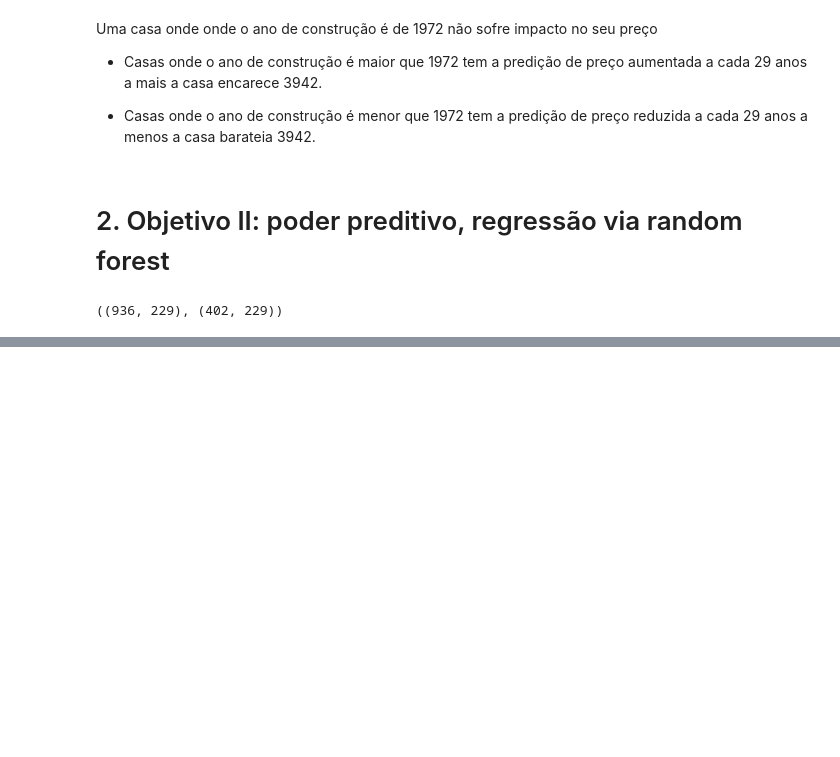
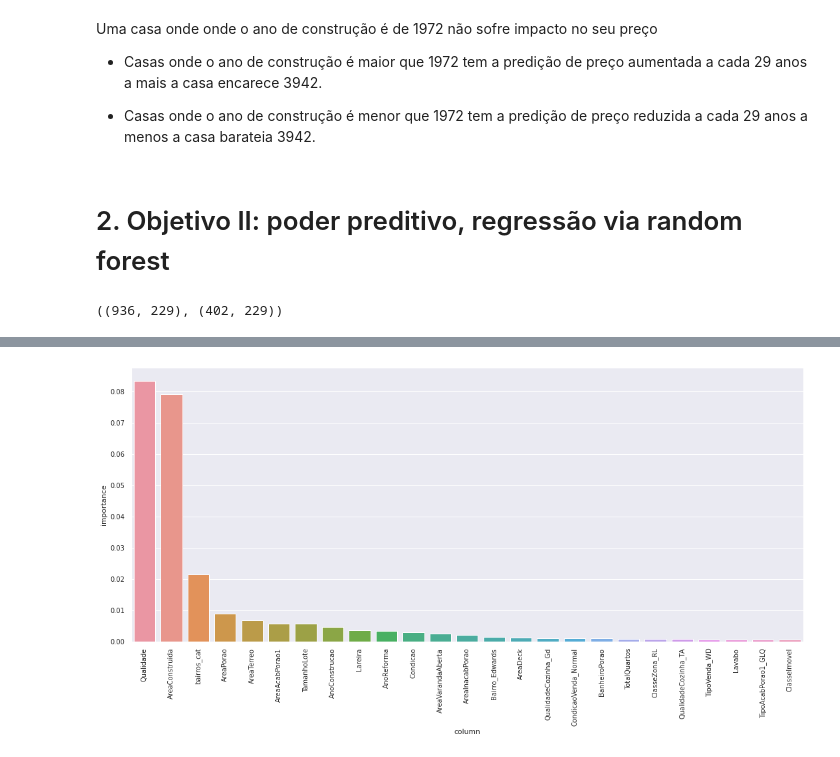
Before and after one commit to DionesGouvea/House-Price-Prediction-QuintoAndar, a Jupyter notebook: Precificação_de_imóveis_Quinto_Andar.ipynb, the cells around one changed output, grey strips where cells are left out. Cells and saved outputs as stored; diff of their text form; code cells hidden in the pictures; blank space fills up the shorter version.

```diff
--- a/Precificação_de_imóveis_Quinto_Andar.ipynb
+++ b/Precificação_de_imóveis_Quinto_Andar.ipynb
@@ -509,0 +530,8 @@ X_tr.shape, X_ts.shape
+# %%
+
+base_random = RandomForestRegressor(random_state = 1603)
+base_random.fit(X_tr,y_tr)
+
+base_pred = base_random.predict(X_ts)
+base_metric = metrics_report(y_ts,base_pred,'validation')
+base_metric
@@ -535,0 +586,9 @@ GridSearchCV(estimator=RandomForestRegressor(), n_jobs=-1,
+# %%
+#aplicando um random forest com os melhores hiperparametros
+
+rf_model = RandomForestRegressor(n_estimators = 350,min_samples_split = 3,max_features=0.3,random_state = 1603)
+rf_model.fit(X_tr, y_tr)
+
+rf_pred = rf_model.predict(X_ts)
+
+metrics_report(y_ts,rf_pred,'validation')
@@ -535,0 +607,4 @@ GridSearchCV(estimator=RandomForestRegressor(), n_jobs=-1,
+# %%
+from sklearn.inspection import permutation_importance
+print('Running permutation feature importance')
+permutation_result = permutation_importance(rf_model, X_ts, y_ts, n_repeats=5)
@@ -535,0 +613,5 @@ GridSearchCV(estimator=RandomForestRegressor(), n_jobs=-1,
+# %%
+importances = pd.DataFrame({'column' : X_ts.columns, 'importance': permutation_result.importances_mean})
+importances.sort_values(by='importance', ascending=False, inplace=True)
+
+importances.head(25)
@@ -535,0 +636,12 @@ GridSearchCV(estimator=RandomForestRegressor(), n_jobs=-1,
+# %%
+#pegando as 25 melhores features
+best_features = importances.head(25).column.tolist()
+bests = importances.head(25)
+
+#plotando
+fig, axs = plt.subplots(figsize=(15,8))
+ax = sns.barplot(x='column', y="importance", data=bests)
+plt.xticks(rotation=90)
+plt.tight_layout()
+# %% [output]
+[figure, added]
```
Also changed, not shown: parts of 23 cells of this notebook.
